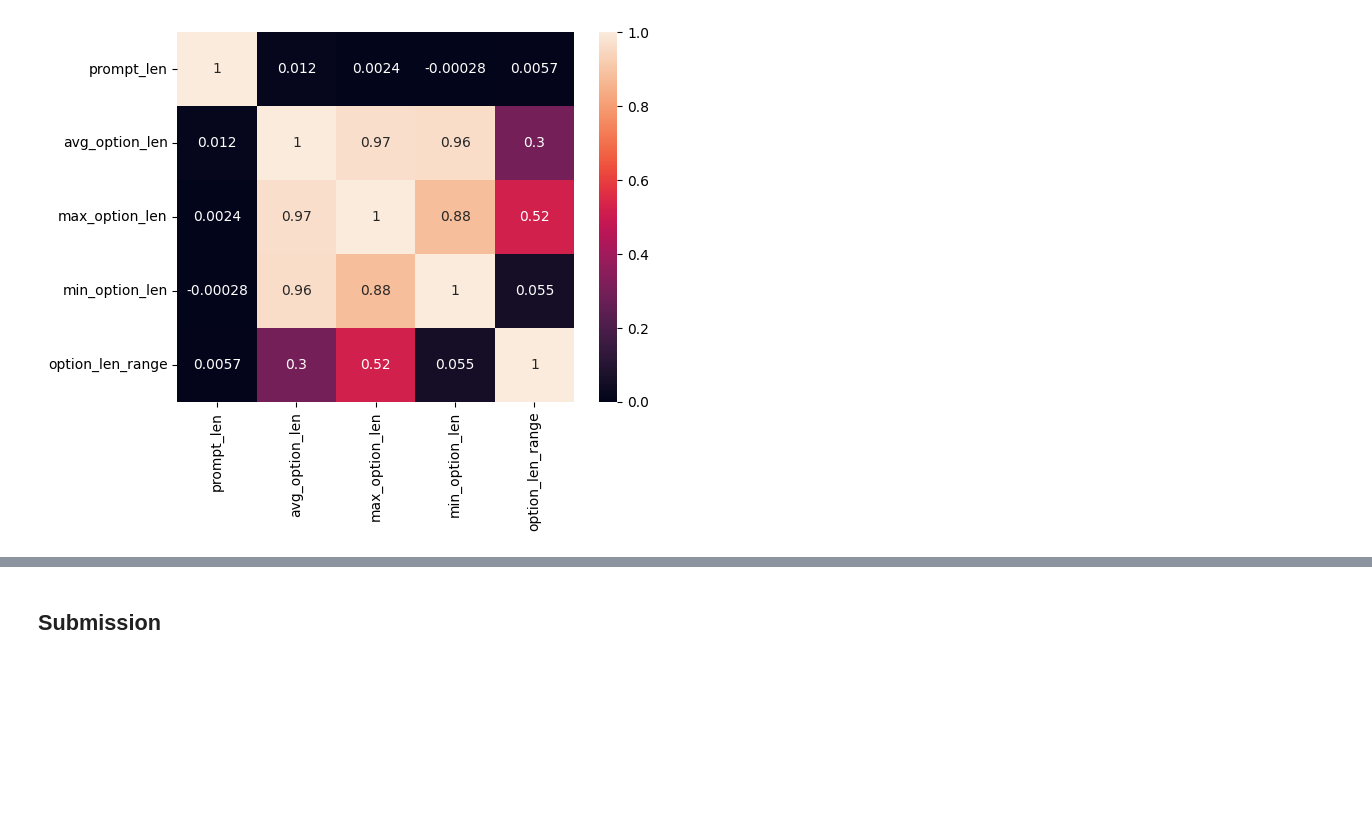
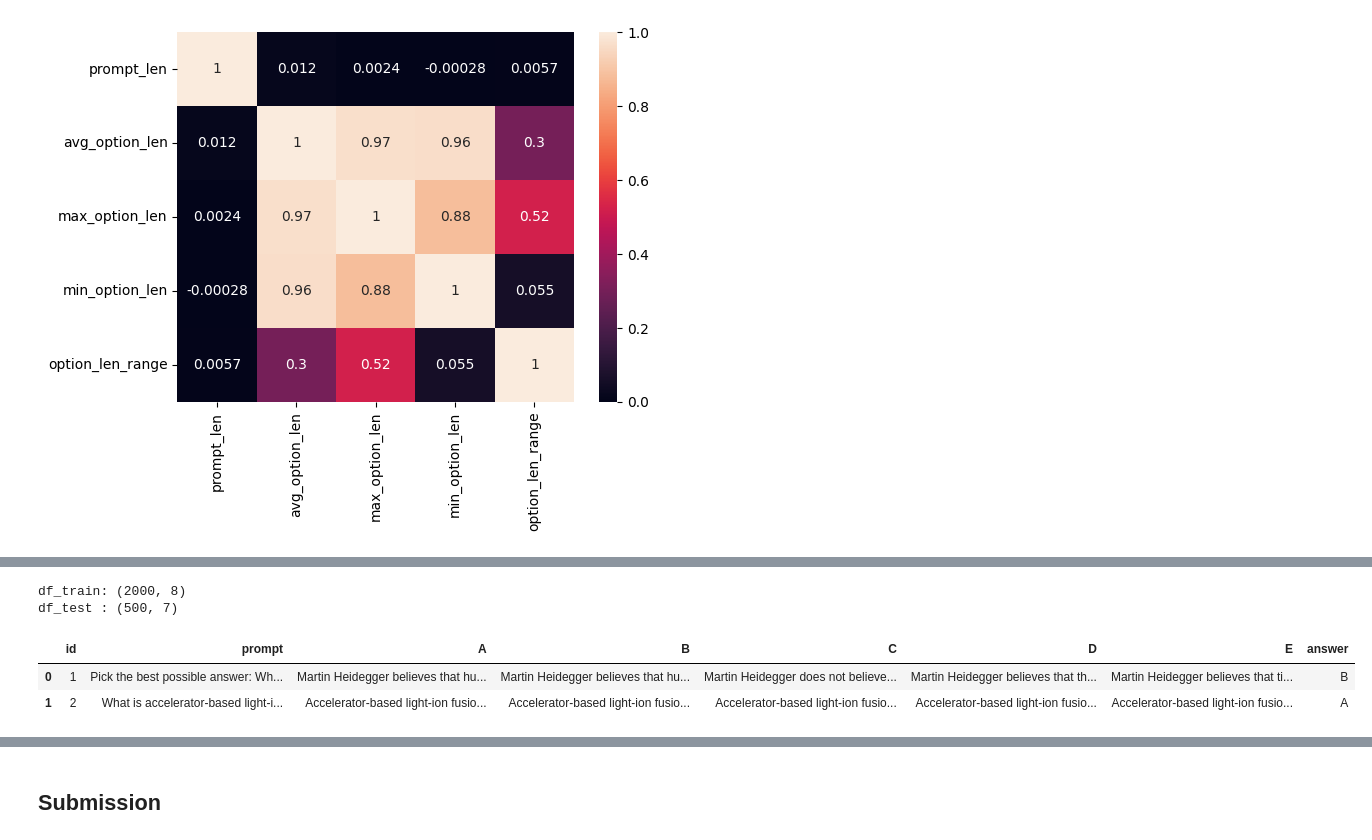
Before and after one commit to ChandraMohaniitm/dl-23f3001092-notebook-t22026, a Jupyter notebook: DL-23f3001092-notebook-t22026.ipynb, the cells around one changed output, grey strips where cells are left out. Cells and saved outputs as stored; diff of their text form; code cells hidden in the pictures; blank space fills up the shorter version.

```diff
--- a/DL-23f3001092-notebook-t22026.ipynb
+++ b/DL-23f3001092-notebook-t22026.ipynb
@@ -317,0 +297,14 @@ Pairwise rows: each question-option pair gets its own row for ranking.
+# %%
+# Clean copies for modeling (no EDA-only columns)
+df_train = train_df[['id', 'prompt', 'A', 'B', 'C', 'D', 'E', 'answer']].copy()
+df_test  = test_df[['id', 'prompt', 'A', 'B', 'C', 'D', 'E']].copy()
+
+print('df_train:', df_train.shape)
+print('df_test :', df_test.shape)
+df_train.head(2)
+# %% [output]
+df_train: (2000, 8)
+df_test : (500, 7)
+|  | id | prompt | A | B | C | D | E | answer |
+| 0 | 1 | Pick the best possible answer: Wh... | Martin Heidegger believes that hu... | Martin Heidegger believes that hu... | Martin Heidegger does not believe... | Martin Heidegger believes that th... | Martin Heidegger believes that ti... | B |
+| 1 | 2 | What is accelerator-based light-i... | Accelerator-based light-ion fusio... | Accelerator-based light-ion fusio... | Accelerator-based light-ion fusio... | Accelerator-based light-ion fusio... | Accelerator-based light-ion fusio... | A |
```
Also changed, not shown: parts of 63 cells of this notebook.
